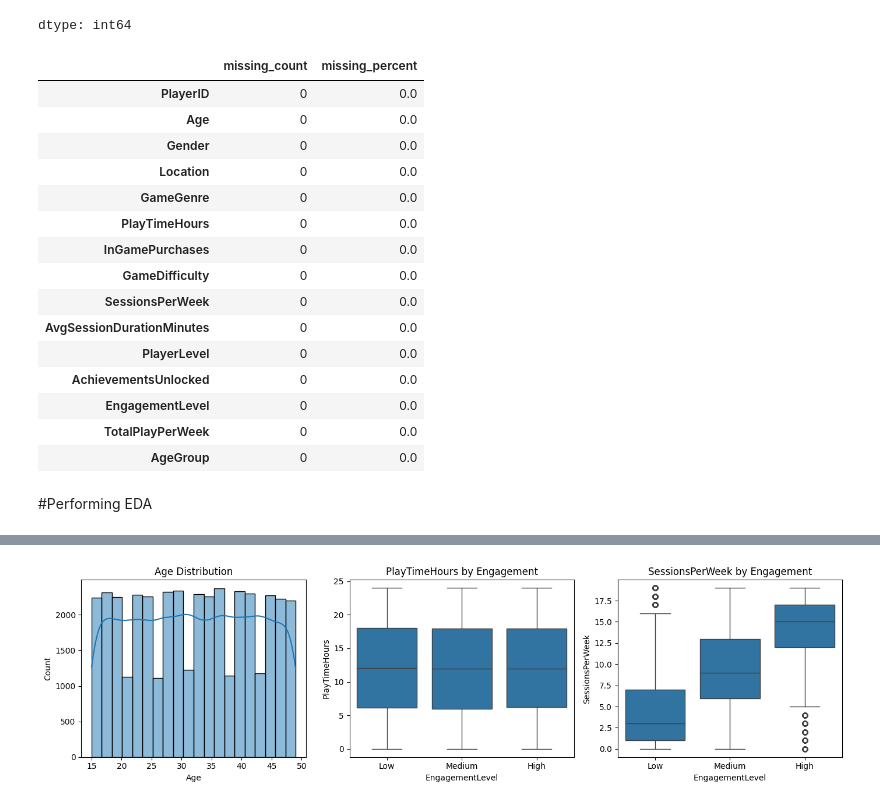
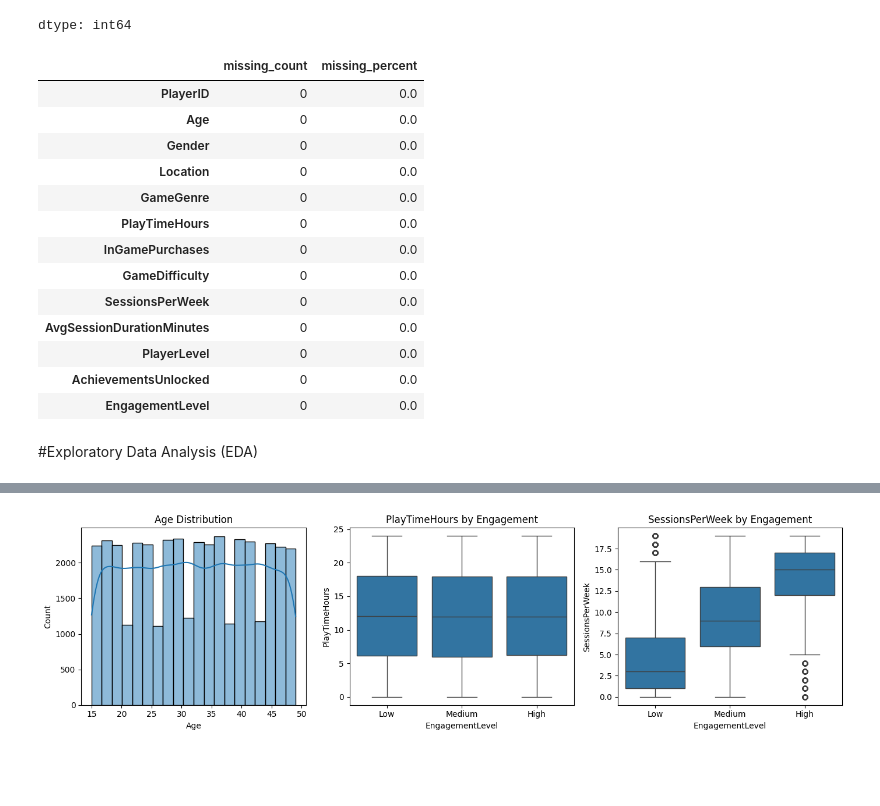
Before and after one commit to ajaynunna/Major-project---Online-gaming, a Jupyter notebook: Major_projects.ipynb, the cells around one changed output, grey strips where cells are left out. Drawn from its saved outputs; the diff is of its cells as text; code cells hidden in the pictures; blank space fills up the shorter version.

```diff
--- a/Major_projects.ipynb
+++ b/Major_projects.ipynb
@@ -67,28 +69,31 @@ memory usage: 4.0+ MB
 | Low | 10324 |
 dtype: int64
 # %%
-# checking Missing value counts and percent
+# Missing value summary table
 missing_counts = df.isna().sum()
 missing_percent = (missing_counts / len(df) * 100).round(2)
-missing_df = pd.DataFrame({'missing_count': missing_counts, 'missing_percent': missing_percent}).sort_values('missing_count', ascending=False)
+
+missing_df = pd.DataFrame({
+    'missing_count': missing_counts,
+    'missing_percent': missing_percent
+}).sort_values('missing_count', ascending=False)
+
 missing_df
 # %% [output]
 |  | missing_count | missing_percent |
 | PlayerID | 0 | 0.0 |
 | Age | 0 | 0.0 |
 | Gender | 0 | 0.0 |
 | Location | 0 | 0.0 |
 | GameGenre | 0 | 0.0 |
 | PlayTimeHours | 0 | 0.0 |
 | InGamePurchases | 0 | 0.0 |
 | GameDifficulty | 0 | 0.0 |
 | SessionsPerWeek | 0 | 0.0 |
 | AvgSessionDurationMinutes | 0 | 0.0 |
 | PlayerLevel | 0 | 0.0 |
 | AchievementsUnlocked | 0 | 0.0 |
 | EngagementLevel | 0 | 0.0 |
-| TotalPlayPerWeek | 0 | 0.0 |
-| AgeGroup | 0 | 0.0 |
 # %% [markdown]
-#Performing EDA
+#Exploratory Data Analysis (EDA)
 # %%
```
Also changed, not shown: parts of 32 cells of this notebook.
